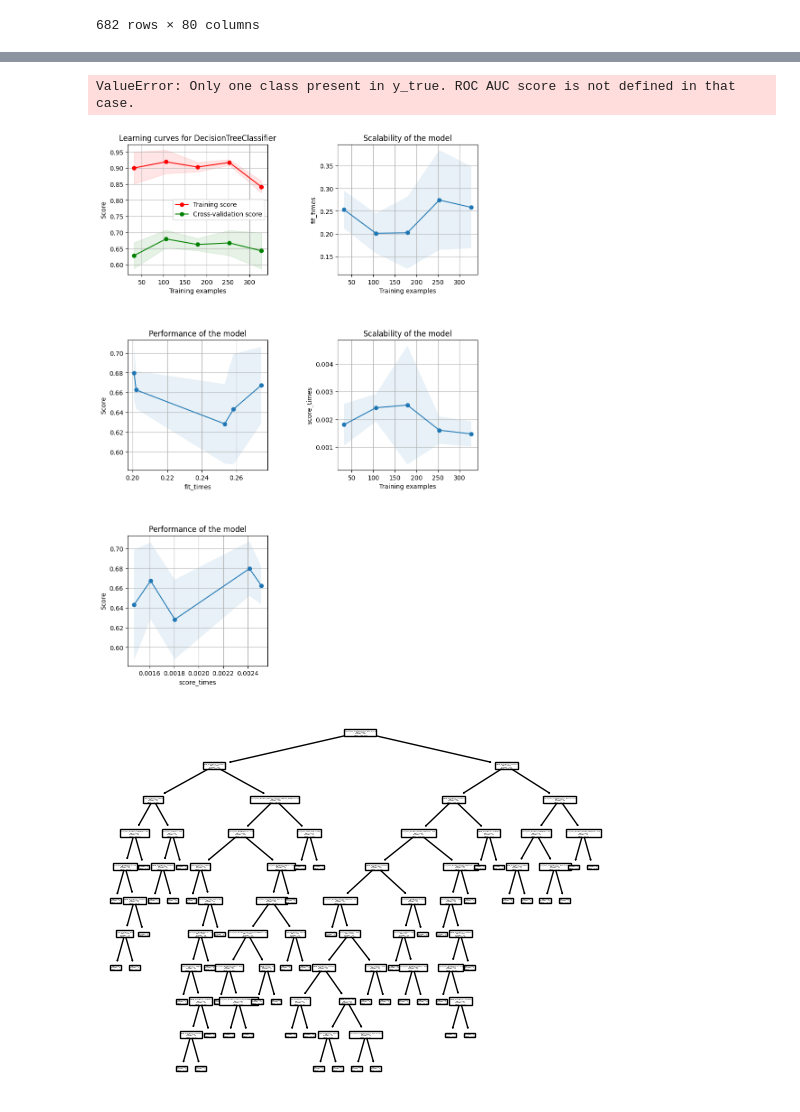
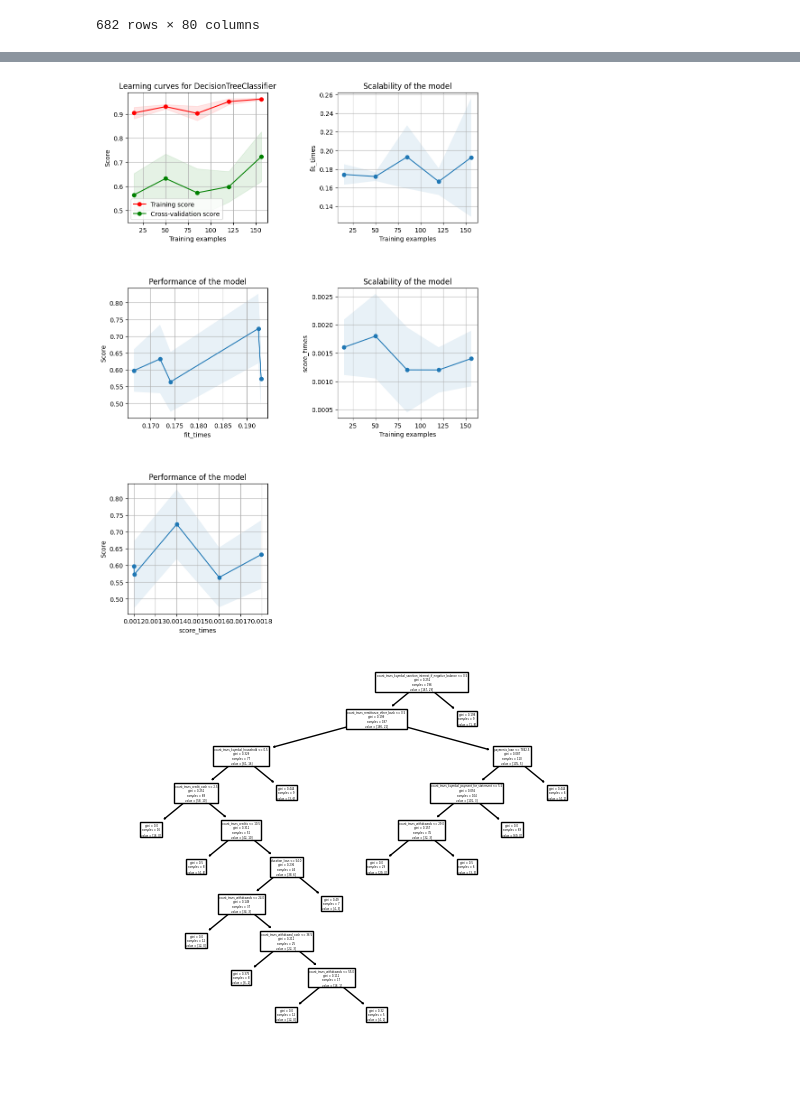
Before and after one commit to biromiro/feup-ac, a Jupyter notebook: src/main_model.ipynb, the cells around one changed output, grey strips where cells are left out. Drawn from its saved outputs; the diff is of its cells as text; code cells hidden in the pictures; blank space fills up the shorter version.

```diff
--- a/src/main_model.ipynb
+++ b/src/main_model.ipynb
@@ -377,7 +377,7 @@ def evaluate_model(model, testing_inputs, testing_classes, output_cols, sample_w
 
     print("="*70)
 
-def train_and_evaluate(input_cols, output_cols, model, params, n_iter=None, sample_weight=None, random_state=42, scoring='accuracy'):
+def train_and_evaluate(input_cols, output_cols, model, params, scoring, n_iter=None, sample_weight=None, random_state=42):
     """
     This function trains the model and prints the evaluation metrics, as well as the confusion matrices, and learning and scalability plots.
     """
@@ -386,7 +386,7 @@ def train_and_evaluate(input_cols, output_cols, model, params, n_iter=None, samp
     (training_inputs, testing_inputs, training_classes, testing_classes) = train_test_split(inputs, classes, test_size=0.4, shuffle=False, random_state=random_state)
 
     if n_iter == None:
-        clf = GridSearchCV(model, params, n_jobs=-1, cv=TimeSeriesSplit()) # TODO dont use CV mandar um iterable que da pares treino teste
+        clf = GridSearchCV(model, params, n_jobs=-1, cv=TimeSeriesSplit(), scoring=scoring) # TODO dont use CV mandar um iterable que da pares treino teste
     else:
        clf = RandomizedSearchCV( # TODO dont use CV
             model, params, n_iter=n_iter, scoring=scoring,
@@ -420,7 +420,7 @@ def use_model(model, params, scoring='accuracy', n_iter=1, random_state=42):
     results = clf.predict(inputs)
     print(results)
 # %%
-use_model(
+dt = use_model(
     DecisionTreeClassifier(random_state=42),
     {
         "criterion": ['gini', 'entropy'],
@@ -451,3 +452,2 @@ Accuracy: 0.1941
-ValueError: Only one class present in y_true. ROC AUC score is not defined in that case.
-[figure, old version]
+[figure, new version]
-[figure, old version]
+[figure, new version]
```
Also changed, not shown: parts of 10 cells of this notebook, 5 other files.
